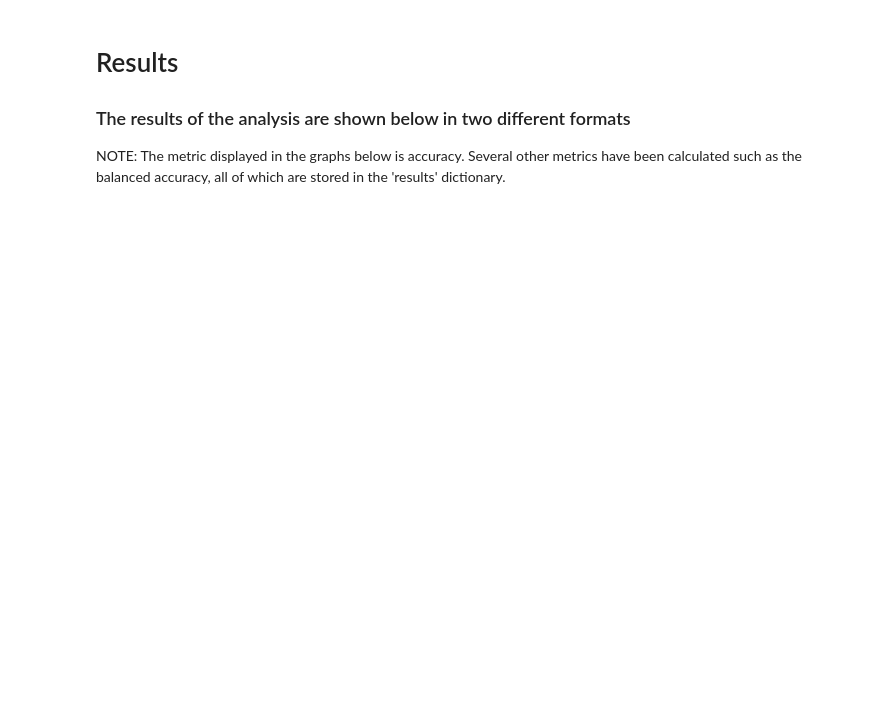
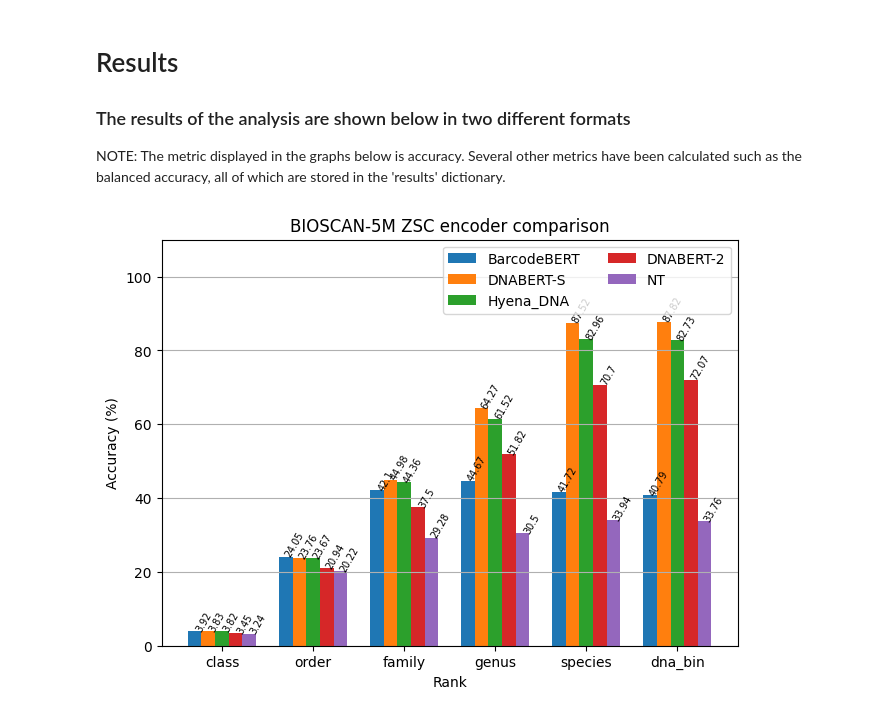
Before and after one commit to bioscan-ml/BarcodeBERT, a Jupyter notebook: ZSC_Taxa.ipynb, the cells around one changed output. Drawn from its saved outputs; the diff is of its cells as text; code cells hidden in the pictures; blank space fills up the shorter version.

```diff
--- a/ZSC_Taxa.ipynb
+++ b/ZSC_Taxa.ipynb
@@ -220,7 +295,7 @@ results = {}
 label_probs = {}
 
 for encoder in encoders:
-    #results[encoder] = {}
+    results[encoder] = {}
 
     # using tqdm to display progress bar for each model
     for i in tqdm(range(len(rank_list)),desc=f"{encoder}{' '*(15-len(encoder))}"):
@@ -253,7 +363,7 @@ print(results)
 NOTE: The metric displayed in the graphs below is accuracy. Several other metrics have been calculated such as the balanced accuracy, all of which are stored in the 'results' dictionary.
 # %%
 import json
-with open(f"results_{dataset}_ZSC.json", "w") as f:
+with open(f"results_{dataset}_ZSC_true_GAP.json", "w") as f:
     json.dump(results, f)
 # %%
 %matplotlib inline
@@ -278,7 +388,7 @@ dataset = "BIOSCAN-5M"
 
 import json
 
-with open(f"results_{dataset}_ZSC.json", "r") as f:
+with open(f"results_{dataset}_ZSC_true_GAP.json", "r") as f:
     results = json.load(f)
 
 rank_list = ["class", "order", "family", "genus", "species", "dna_bin"]
@@ -288,33 +398,35 @@ x = np.arange(len(rank_list))  # the label locations
 encoders = sorted(encoders,key=lambda x:results[x]['class']['test_seen + unseen']['AMI'],reverse=True)
 width = 0.15  # the width of the bars
 multiplier = -1
 
 graph = {}
 for encoder in encoders:
     graph[encoder] = [round(results[encoder][rank]['test_seen + unseen']['AMI'], 2) for rank in rank_list]
 
 fig, ax = plt.subplots(layout='constrained')
 
 for rank, measurement in graph.items():
     offset = width * multiplier
     rects = ax.bar(x + offset, measurement, width, label=rank)
     multiplier += 1
 
 for i in range(len(x)):
     for j, encoder in enumerate(encoders):
         plt.text(i+offset+(j-multiplier)*(width)+0.1, graph[encoder][i], graph[encoder][i], ha='center', rotation=60, fontsize='x-small')
 
 # Add some text for labels, title and custom x-axis tick labels, etc.
 ax.set_ylabel('Accuracy (%)')
 ax.set_xlabel('Rank')
 
 ax.set_title('BIOSCAN-5M ZSC encoder comparison')
 ax.set_xticks(x + width, rank_list)
 ax.legend(loc='upper right', ncols=2)
 ax.set_ylim(0, 110)
 plt.grid(axis="y")
 
 plt.show()
+# %% [output]
+[figure, added]
 # %%
 import matplotlib.pyplot as plt
 import json
```
Also changed, not shown: parts of 11 cells of this notebook, 3 other files.
